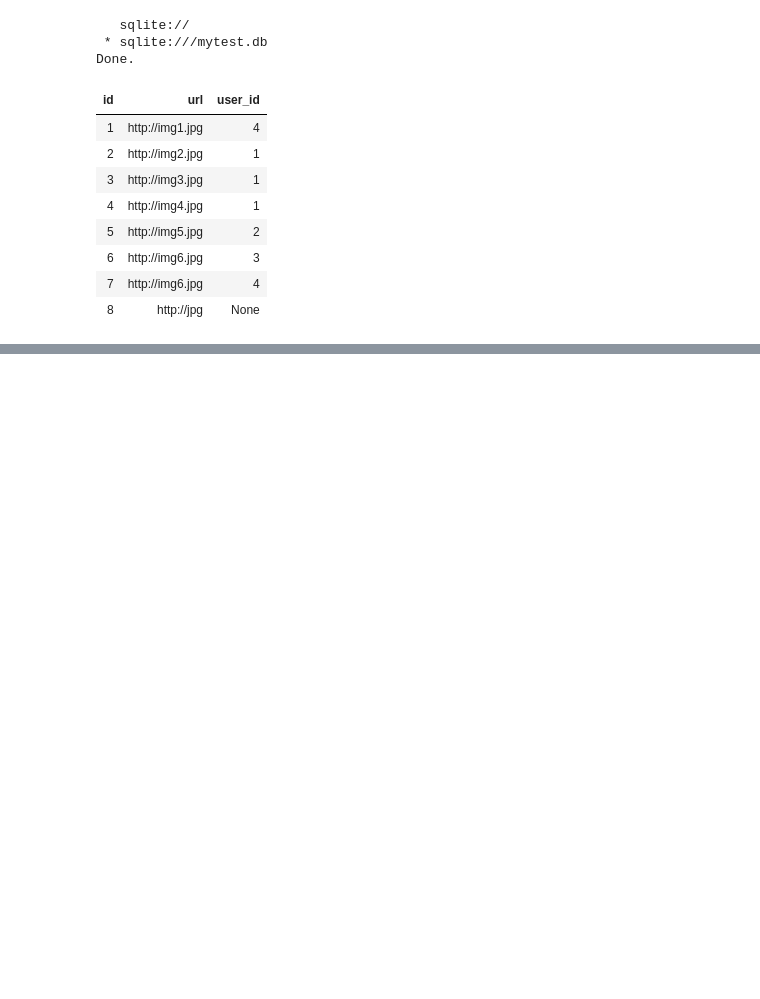
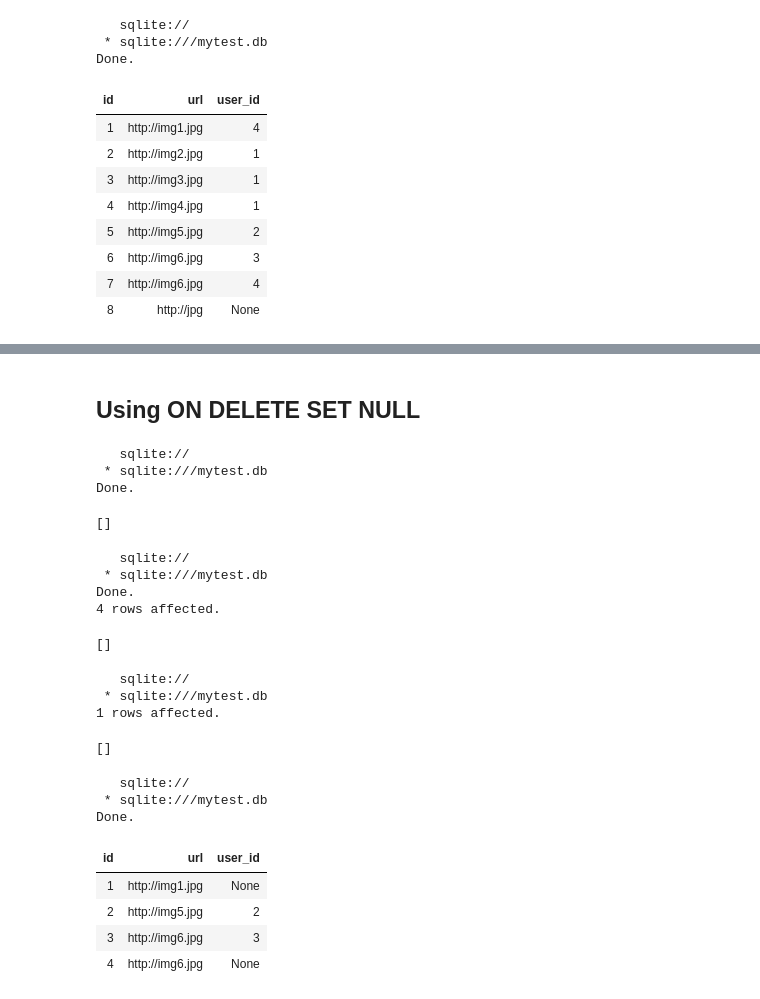
Before and after one commit to alirezaghorbani1983/psql_training, a Jupyter notebook: psql_1.ipynb, the cells around one changed output, grey strips where cells are left out. Saved outputs shown, nothing was run; the diff lists cells and outputs as text; code cells hidden in the pictures; blank space fills up the shorter version.

```diff
--- a/psql_1.ipynb
+++ b/psql_1.ipynb
@@ -370,0 +472,50 @@ Done.
+# %% [markdown]
+## Using ON DELETE SET NULL
+# %%
+%%sql
+DROP TABLE IF EXISTS photos;
+# %% [output]
+   sqlite://
+ * sqlite:///mytest.db
+Done.
+[]
+# %%
+%%sql
+CREATE TABLE photos (
+    id INTEGER PRIMARY KEY AUTOINCREMENT,
+    url VARCHAR(200),
+    user_id INTEGER REFERENCES users(id) ON DELETE SET NULL
+);
+
+INSERT INTO photos (url, user_id) VALUES
+('http://img1.jpg', 4),
+('http://img5.jpg', 2),
+('http://img6.jpg', 3),
+('http://img6.jpg', 4);
+# %% [output]
+   sqlite://
+ * sqlite:///mytest.db
+Done.
+4 rows affected.
+[]
+# %%
+%%sql
+delete from users
+where id = 4;
+# %% [output]
+   sqlite://
+ * sqlite:///mytest.db
+1 rows affected.
+[]
+# %%
+%%sql
+select * from photos;
+# %% [output]
+   sqlite://
+ * sqlite:///mytest.db
+Done.
+| id | url | user_id |
+| 1 | http://img1.jpg | None |
+| 2 | http://img5.jpg | 2 |
+| 3 | http://img6.jpg | 3 |
+| 4 | http://img6.jpg | None |
```
Also changed, not shown: parts of 13 cells of this notebook, 1 other file.
